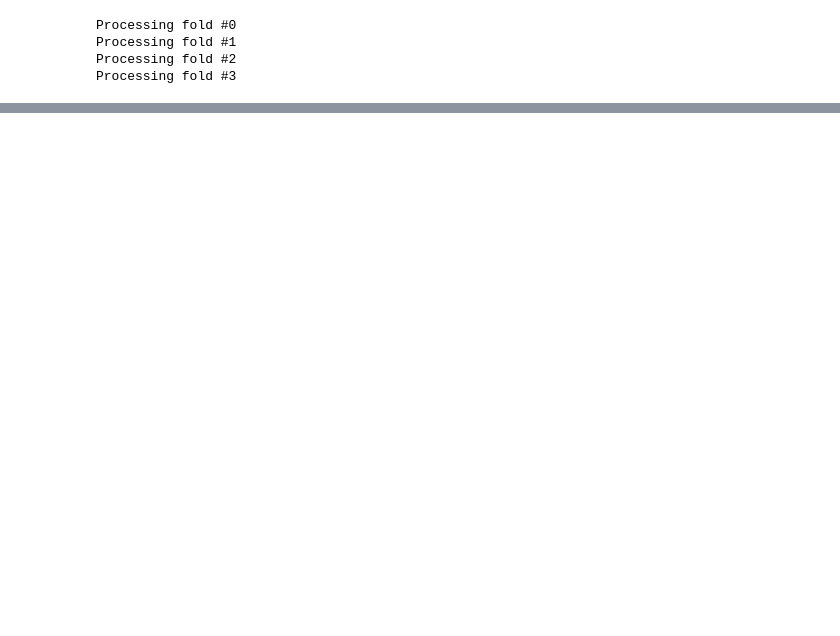
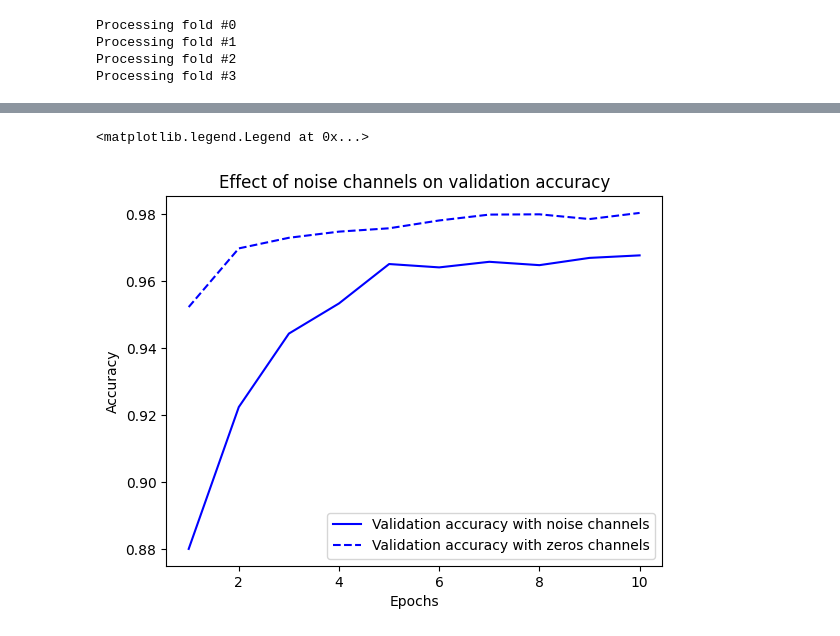
Before and after one commit to dcdlima/DL-with-python, a Jupyter notebook: DL_with_Python.ipynb, the cells around one changed output, grey strips where cells are left out. Cells and saved outputs as stored; diff of their text form; code cells hidden in the pictures; blank space fills up the shorter version.

```diff
--- a/DL_with_Python.ipynb
+++ b/DL_with_Python.ipynb
@@ -876,0 +880,14 @@ def get_model():
+# %%
+import matplotlib.pyplot as plt
+val_acc = history_noise.history["val_accuracy"]
+val_acc_zeros = history_zeros.history["val_accuracy"]
+epochs = range(1, 11)
+plt.plot(epochs, val_acc, "b-", label="Validation accuracy with noise channels")
+plt.plot(epochs, val_acc_zeros, "b--", label="Validation accuracy with zeros channels")
+plt.title("Effect of noise channels on validation accuracy")
+plt.xlabel("Epochs")
+plt.ylabel("Accuracy")
+plt.legend()
+# %% [output]
+<matplotlib.legend.Legend at 0x...>
+[figure, added]
```
Also changed, not shown: parts of 35 cells of this notebook.
